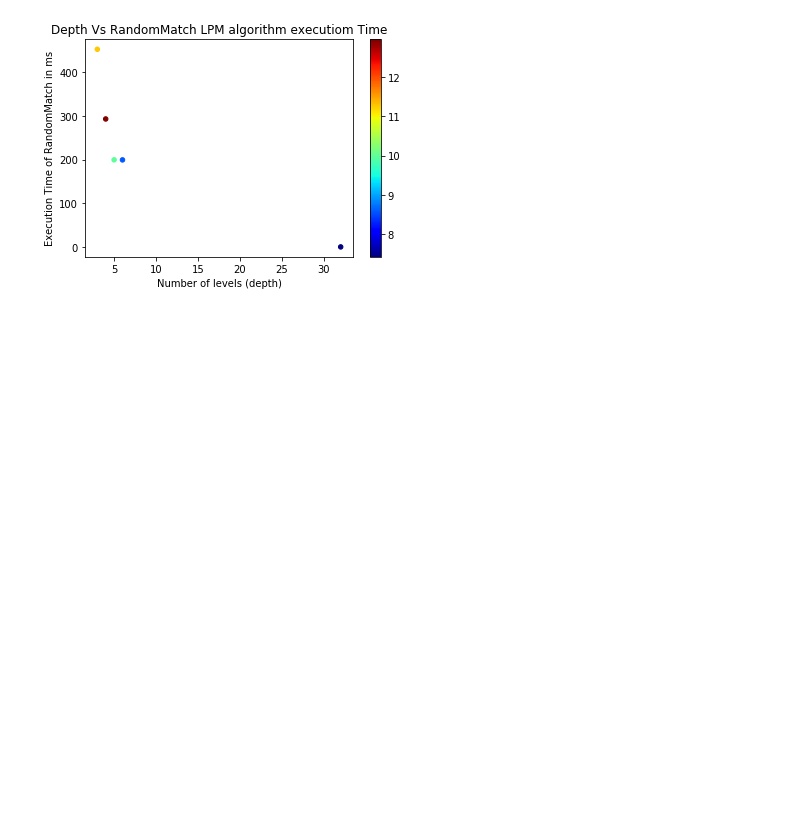
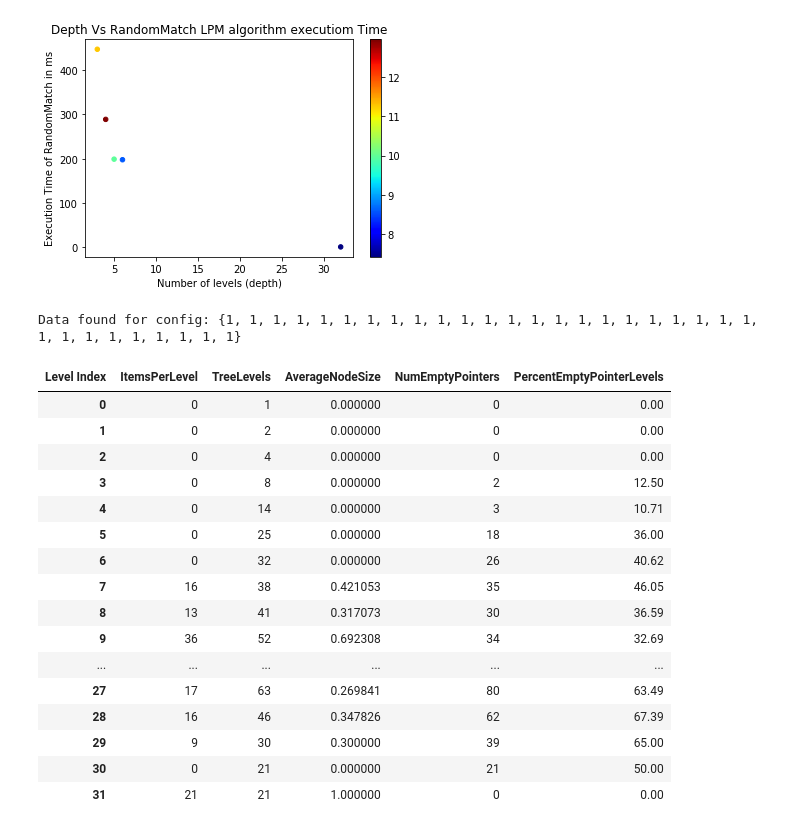
Before and after one commit to matrackif/TrieStrides, a Jupyter notebook: flavors_data_analysis.ipynb, the cells around one changed output. Cells and saved outputs as stored; diff of their text form; code cells hidden in the pictures; blank space fills up the shorter version.

```diff
--- a/flavors_data_analysis.ipynb
+++ b/flavors_data_analysis.ipynb
@@ -377,6 +379,47 @@ plt.colorbar()
 # %% [output]
 <matplotlib.colorbar.Colorbar at 0x...>
 [figure]
+# %%
+def analyze_specific_config(config_data: pd.Series):
+    data_dict = {}
+    strides = from_curly_bracket_str_to_list(config_data['Config'])
+    tree_levels = from_curly_bracket_str_to_list(config_data['TreeLevels'])
+    num_empty_pointers_per_lvl, percentage_empty_pointers_per_lvl, total_empty_pointer_percentage = get_empty_node_stats(tree_levels, strides)
+    data_dict['ItemsPerLevel'] = from_curly_bracket_str_to_list(config_data['ItemsPerLevel'])
+    # The last level has no child pointers, append 0
+    num_empty_pointers_per_lvl.append(0)
+    percentage_empty_pointers_per_lvl.append(0)
+    data_dict['TreeLevels'] = tree_levels
+    # This column is simply ItemsPerLevel / TreeLevels it seems
+    # Can also be interpreted as the average number of key/item indexes that end in a node
+    data_dict['AverageNodeSize'] = from_curly_bracket_str_to_list(config_data['AverageNodeSizesLevels'])
+    data_dict['NumEmptyPointers'] = num_empty_pointers_per_lvl
+    data_dict['PercentEmptyPointerLevels'] = percentage_empty_pointers_per_lvl
+    df = pd.DataFrame(data_dict)
+    df = df.rename_axis('Level Index', axis=1)
+    print('Data found for config: {}'.format(config_data['Config']))
+    return df
+# %%
+analyze_specific_config(results_equal_dist.loc[4])
+# %% [output]
+Data found for config: {1, 1, 1, 1, 1, 1, 1, 1, 1, 1, 1, 1, 1, 1, 1, 1, 1, 1, 1, 1, 1, 1, 1, 1, 1, 1, 1, 1, 1, 1, 1, 1}
+| Level Index | ItemsPerLevel | TreeLevels | AverageNodeSize | NumEmptyPointers | PercentEmptyPointerLevels |
+| 0 | 0 | 1 | 0.000000 | 0 | 0.00 |
+| 1 | 0 | 2 | 0.000000 | 0 | 0.00 |
+| 2 | 0 | 4 | 0.000000 | 0 | 0.00 |
+| 3 | 0 | 8 | 0.000000 | 2 | 12.50 |
+| 4 | 0 | 14 | 0.000000 | 3 | 10.71 |
+| 5 | 0 | 25 | 0.000000 | 18 | 36.00 |
+| 6 | 0 | 32 | 0.000000 | 26 | 40.62 |
+| 7 | 16 | 38 | 0.421053 | 35 | 46.05 |
+| 8 | 13 | 41 | 0.317073 | 30 | 36.59 |
+| 9 | 36 | 52 | 0.692308 | 34 | 32.69 |
+| ... | ... | ... | ... | ... | ... |
+| 27 | 17 | 63 | 0.269841 | 80 | 63.49 |
+| 28 | 16 | 46 | 0.347826 | 62 | 67.39 |
+| 29 | 9 | 30 | 0.300000 | 39 | 65.00 |
+| 30 | 0 | 21 | 0.000000 | 21 | 50.00 |
+| 31 | 21 | 21 | 1.000000 | 0 | 0.00 |
 # %%
 results_equal_dist.columns
 # newcol_names = ['Cost', 'Percent', 'BuildAndFind', 'BuildAndMatch', 'MatchAndFind']
```
Also changed, not shown: parts of 22 cells of this notebook, 5 other files.
